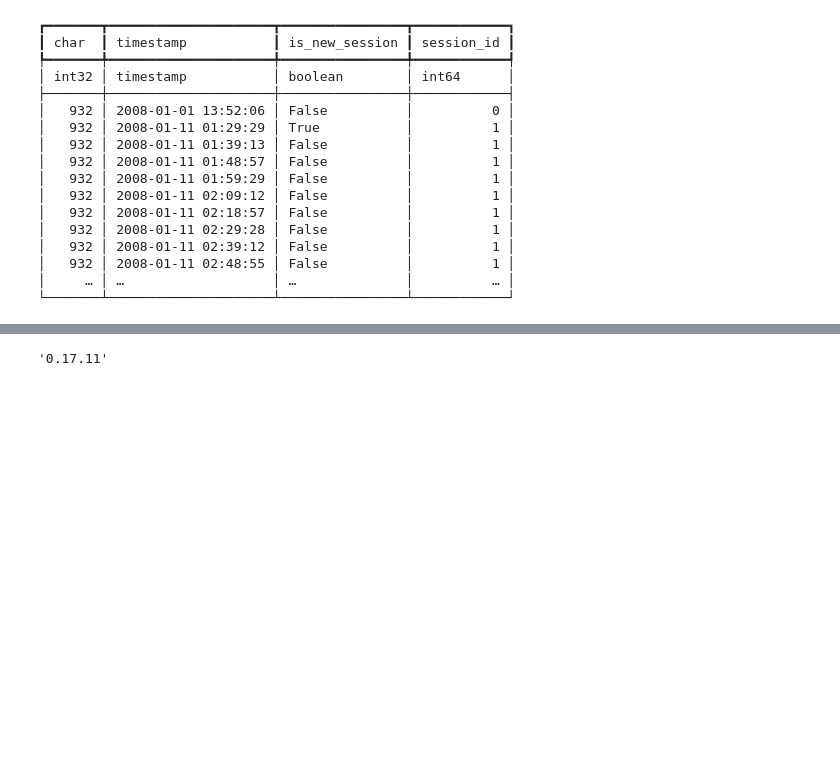
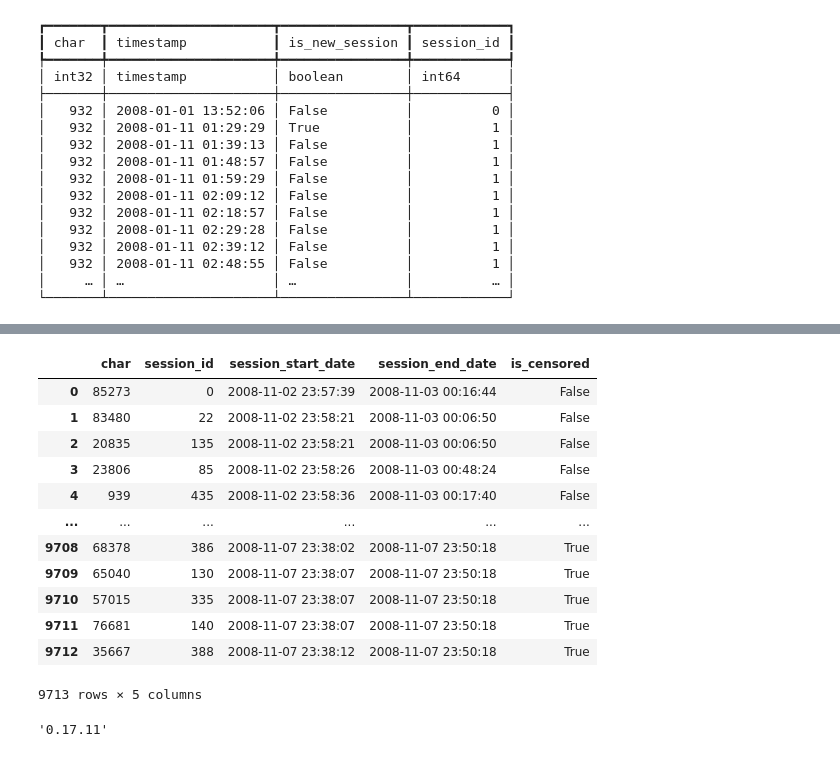
Before and after one commit to soda-inria/survival-analysis-benchmark, a Jupyter notebook: notebooks/tutorial_part_2.ipynb, the cells around one changed output, grey strips where cells are left out. Drawn from its saved outputs; the diff is of its cells as text; code cells hidden in the pictures; blank space fills up the shorter version.

```diff
--- a/notebooks/tutorial_part_2.ipynb
+++ b/notebooks/tutorial_part_2.ipynb
@@ -245,0 +287,3 @@ Wall time: 5.88 s
+# %%
+last_observed_date = event_log.timestamp.max().execute()
+last_observed_date
@@ -245,0 +292,17 @@ Wall time: 5.88 s
+# %%
+def censor(sessions, censoring_date, threshold=ibis.interval(minutes=30), observation_duration=None):
+    if observation_duration is not None:
+        sessions = sessions.filter(c.session_start_date > censoring_date - observation_duration)
+    return (
+        sessions
+        .filter(c.session_start_date < censoring_date)
+        .mutate(
+            is_censored=censoring_date < (c.session_end_date + threshold),
+            session_end_date=ibis.ifelse(c.session_end_date < censoring_date, c.session_end_date, censoring_date),
+        )
+        # remove sessions that are two short
+        .filter(c.session_end_date > c.session_start_date + ibis.interval(minutes=1))
+        .order_by(c.session_start_date)
+    )
+
+censor(sessions, last_observed_date).is_censored.sum()
@@ -246 +319,17 @@ Wall time: 5.88 s
+# %%
+censor(sessions, last_observed_date - timedelta(days=54), observation_duration=timedelta(days=5)).to_pandas()
+# %% [output]
+|  | char | session_id | session_start_date | session_end_date | is_censored |
+| 0 | 85273 | 0 | 2008-11-02 23:57:39 | 2008-11-03 00:16:44 | False |
+| 1 | 83480 | 22 | 2008-11-02 23:58:21 | 2008-11-03 00:06:50 | False |
+| 2 | 20835 | 135 | 2008-11-02 23:58:21 | 2008-11-03 00:06:50 | False |
+| 3 | 23806 | 85 | 2008-11-02 23:58:26 | 2008-11-03 00:48:24 | False |
+| 4 | 939 | 435 | 2008-11-02 23:58:36 | 2008-11-03 00:17:40 | False |
+| ... | ... | ... | ... | ... | ... |
+| 9708 | 68378 | 386 | 2008-11-07 23:38:02 | 2008-11-07 23:50:18 | True |
+| 9709 | 65040 | 130 | 2008-11-07 23:38:07 | 2008-11-07 23:50:18 | True |
+| 9710 | 57015 | 335 | 2008-11-07 23:38:07 | 2008-11-07 23:50:18 | True |
+| 9711 | 76681 | 140 | 2008-11-07 23:38:07 | 2008-11-07 23:50:18 | True |
+| 9712 | 35667 | 388 | 2008-11-07 23:38:12 | 2008-11-07 23:50:18 | True |
+9713 rows × 5 columns
 # %%
```
Also changed, not shown: parts of 27 cells of this notebook, 1 other file.
